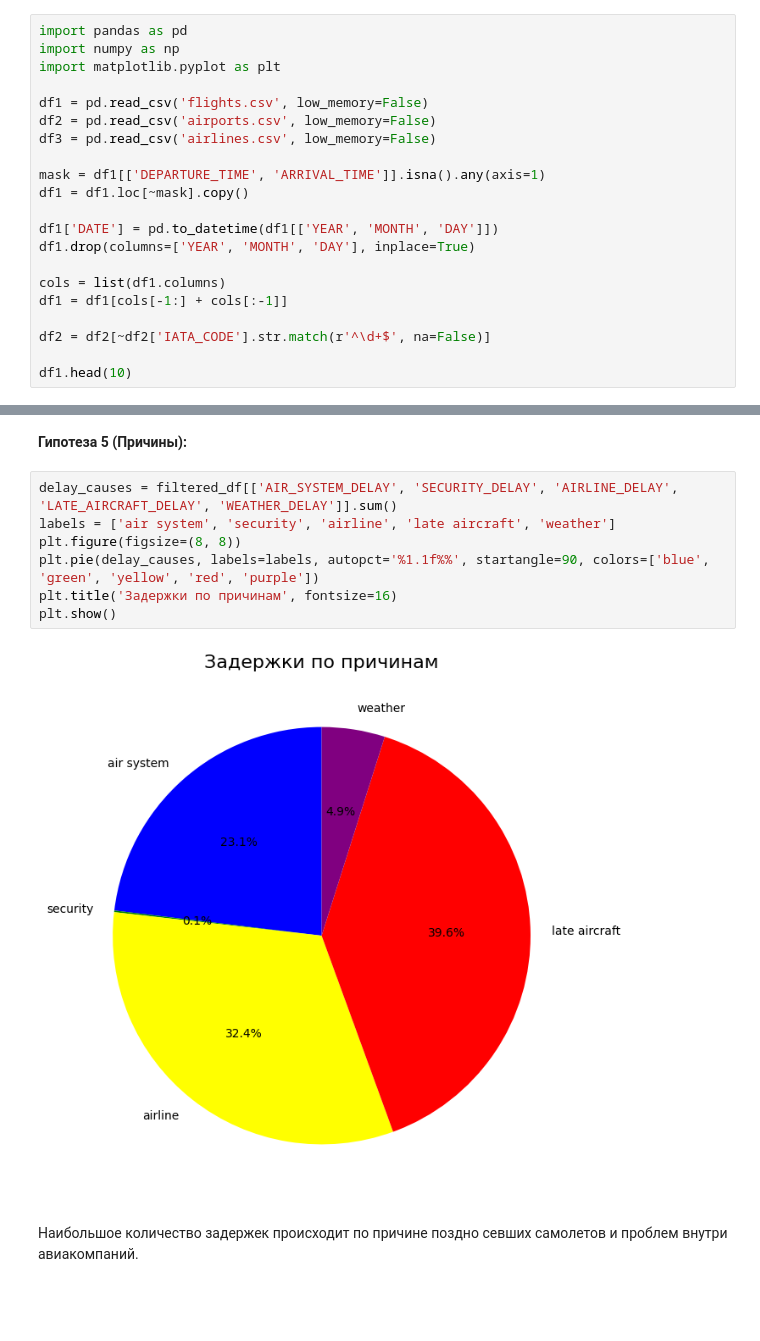
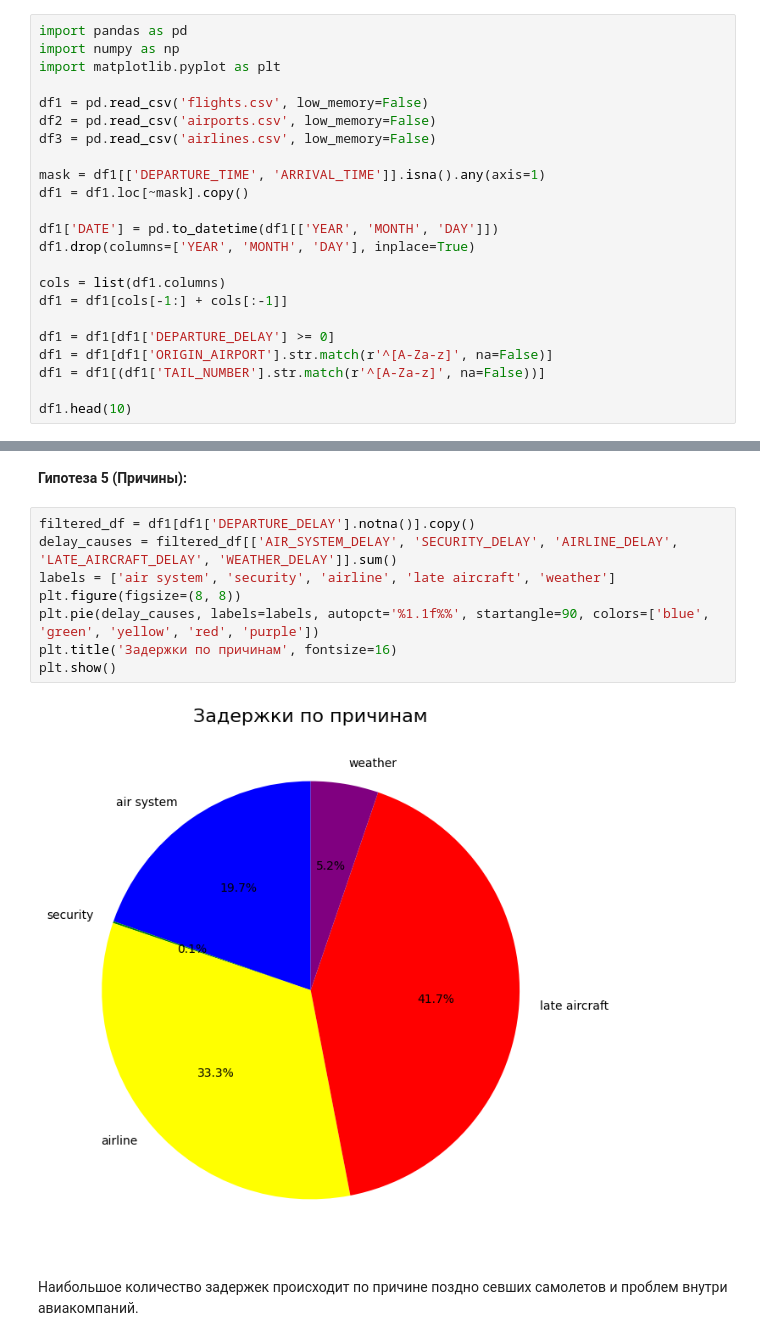
Before and after one commit to Nikita-Vasinkov/StatPrak-HW, a Jupyter notebook: dz4.ipynb, the cells around one changed output, grey strips where cells are left out. Drawn from its saved outputs; the diff is of its cells as text; blank space fills up the shorter version.

```diff
--- a/dz4.ipynb
+++ b/dz4.ipynb
@@ -18,7 +18,9 @@ df1.drop(columns=['YEAR', 'MONTH', 'DAY'], inplace=True)
 cols = list(df1.columns)
 df1 = df1[cols[-1:] + cols[:-1]]
 
-df2 = df2[~df2['IATA_CODE'].str.match(r'^\d+$', na=False)]
+df1 = df1[df1['DEPARTURE_DELAY'] >= 0]
+df1 = df1[df1['ORIGIN_AIRPORT'].str.match(r'^[A-Za-z]', na=False)]
+df1 = df1[(df1['TAIL_NUMBER'].str.match(r'^[A-Za-z]', na=False))]
 
 df1.head(10)
 # %% [output]
@@ -188,13 +190,14 @@ plt.show()
 # %% [markdown]
 **Гипотеза 5 (Причины):**
 # %%
+filtered_df = df1[df1['DEPARTURE_DELAY'].notna()].copy()
 delay_causes = filtered_df[['AIR_SYSTEM_DELAY', 'SECURITY_DELAY', 'AIRLINE_DELAY', 'LATE_AIRCRAFT_DELAY', 'WEATHER_DELAY']].sum()
 labels = ['air system', 'security', 'airline', 'late aircraft', 'weather']
 plt.figure(figsize=(8, 8))
 plt.pie(delay_causes, labels=labels, autopct='%1.1f%%', startangle=90, colors=['blue', 'green', 'yellow', 'red', 'purple'])
 plt.title('Задержки по причинам', fontsize=16)
 plt.show()
 # %% [output]
-[figure, old version]
+[figure, new version]
 # %% [markdown]
 Наибольшое количество задержек происходит по причине поздно севших самолетов и проблем внутри авиакомпаний.
```
Also changed, not shown: parts of 9 cells of this notebook.
